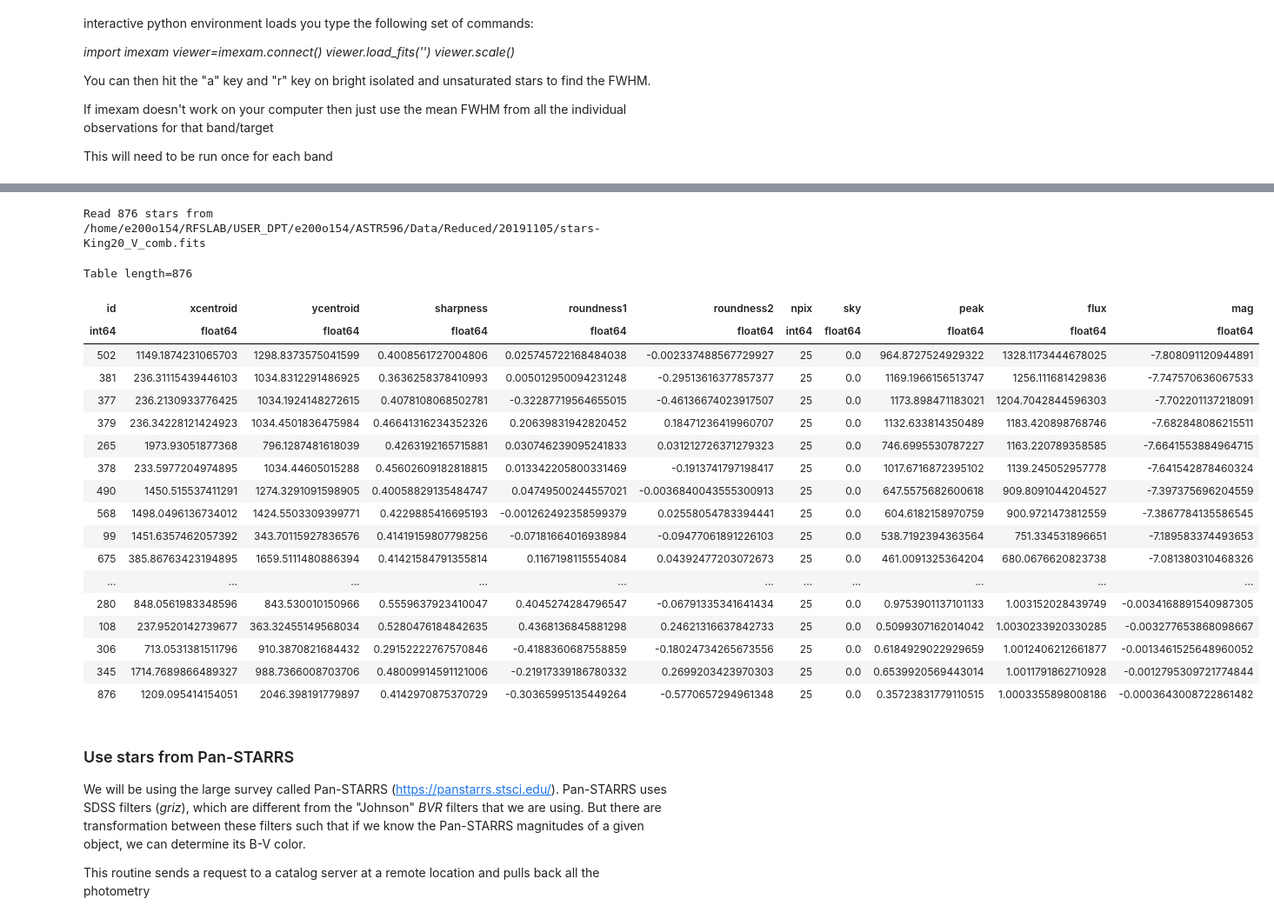
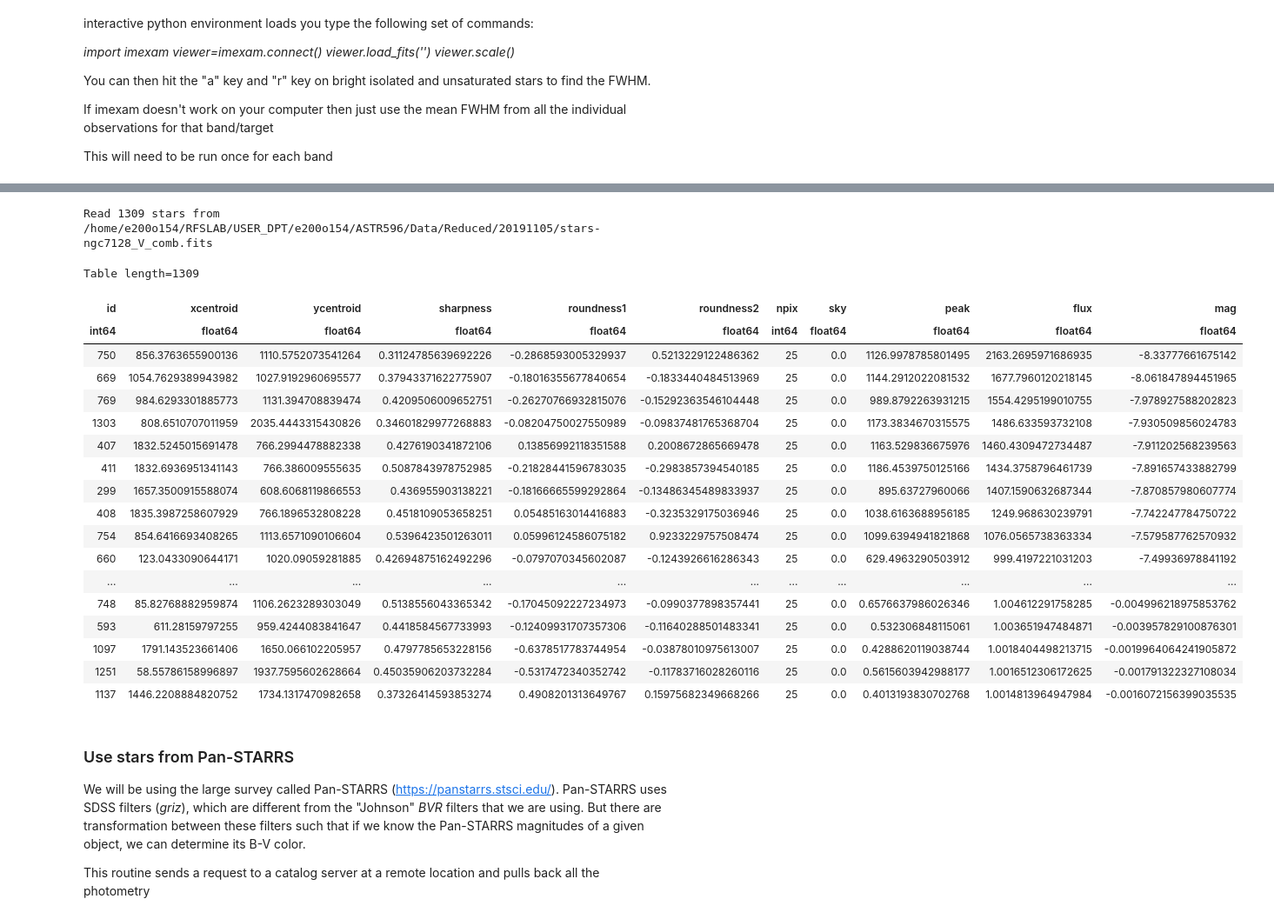
Before and after one commit to elliot1283/astr596_eorellana_obsproject, a Jupyter notebook: reduction_part5_student.ipynb, the cells around one changed output, grey strips where cells are left out. Shown at 87% size. Saved outputs shown, nothing was run; the diff lists cells and outputs as text; code cells hidden in the pictures.

```diff
--- a/reduction_part5_student.ipynb
+++ b/reduction_part5_student.ipynb
@@ -94,6 +94,6 @@ def read_one_image(filename, wcsfilename, redpath):
 # %%
 
 img_ngc7128_B, hdr_ngc7128_B, imgwcs_ngc7128_B, imgfile_ngc7128_B = read_one_image('ngc7128_B_comb.fits','wngc7128_B_comb.fits',redpath)
-img_King20_V, hdr_King20_V, imgwcs_King20_V, imgfile_King20_V = read_one_image('King20_V_comb.fits','wKing20_V_comb.fits',redpath)
+img_ngc7128_V, hdr_ngc7128_V, imgwcs_ngc7128_V, imgfile_ngc7128_V = read_one_image('ngc7128_V_comb.fits','wngc7128_V_comb.fits',redpath)
 # %% [output]
 Reading /home/e200o154/RFSLAB/USER_DPT/e200o154/ASTR596/Data/Reduced/20191105/ngc7128_B_comb.fits
@@ -114,8 +114,8 @@ def get_sky_background(img, verbose=True):
 This gets the background and subtracts it from the image to get a background subtracted image.  As in part 4 we check that the background looks correct.
 # %%
 #***********
-bkg_V = get_sky_background(img_King20_V, verbose=True)
-img_King20_V_nosky = img_King20_V - bkg_V.background
+bkg_V = get_sky_background(img_ngc7128_V, verbose=True)
+img_ngc7128_V_nosky = img_ngc7128_V - bkg_V.background
 
 bkg_B = get_sky_background(img_ngc7128_B, verbose=True)
 img_ngc7128_B_nosky = img_ngc7128_B - bkg_B.background
@@ -214,30 +214,30 @@ Table length=428
 | 343 | 1541.1449069057649 | 1703.6849007636847 | 0.41099030778355616 | -0.8420293876064954 | 0.04659280549741314 | 25 | 0.0 | 0.4940300885591822 | 1.003172865558759 | -0.003439441448176842 |
 | 100 | 1547.8566384927517 | 656.2723031500975 | 0.6201894357166453 | 0.5572370405524897 | -0.013406800848693485 | 25 | 0.0 | 0.4280349669424637 | 1.0008265058577228 | -0.0008969966977031649 |
 # %%
-srcs_King20_V = find_stars(img_King20_V_nosky, imgfile_King20_V, sigma=bkg_V.background_rms_median, nsigma=5,
+srcs_ngc7128_V = find_stars(img_ngc7128_V_nosky, imgfile_ngc7128_V, sigma=bkg_V.background_rms_median, nsigma=5,
                   verbose=True, overwrite=False)
-srcs_King20_V
+srcs_ngc7128_V
 # %% [output]
-Read 876 stars from /home/e200o154/RFSLAB/USER_DPT/e200o154/ASTR596/Data/Reduced/20191105/stars-King20_V_comb.fits
+Read 1309 stars from /home/e200o154/RFSLAB/USER_DPT/e200o154/ASTR596/Data/Reduced/20191105/stars-ngc7128_V_comb.fits
-Table length=876
+Table length=1309
 | id | xcentroid | ycentroid | sharpness | roundness1 | roundness2 | npix | sky | peak | flux | mag |
 | int64 | float64 | float64 | float64 | float64 | float64 | int64 | float64 | float64 | float64 | float64 |
-| 502 | 1149.1874231065703 | 1298.8373575041599 | 0.4008561727004806 | 0.025745722168484038 | -0.002337488567729927 | 25 | 0.0 | 964.8727524929322 | 1328.1173444678025 | -7.808091120944891 |
-| 381 | 236.31115439446103 | 1034.8312291486925 | 0.3636258378410993 | 0.005012950094231248 | -0.29513616377857377 | 25 | 0.0 | 1169.1966156513747 | 1256.111681429836 | -7.747570636067533 |
-| 377 | 236.2130933776425 | 1034.1924148272615 | 0.4078108068502781 | -0.32287719564655015 | -0.46136674023917507 | 25 | 0.0 | 1173.898471183021 | 1204.7042844596303 | -7.702201137218091 |
-| 379 | 236.34228121424923 | 1034.4501836475984 | 0.46641316234352326 | 0.20639831942820452 | 0.18471236419960707 | 25 | 0.0 | 1132.633814350489 | 1183.420898768746 | -7.682848086215511 |
-| 265 | 1973.93051877368 | 796.1287481618039 | 0.4263192165715881 | 0.030746239095241833 | 0.031212726371279323 | 25 | 0.0 | 746.6995530787227 | 1163.220789358585 | -7.6641553884964715 |
-| 378 | 233.5977204974895 | 1034.44605015288 | 0.45602609182818815 | 0.013342205800331469 | -0.1913741797198417 | 25 | 0.0 | 1017.6716872395102 | 1139.245052957778 | -7.641542878460324 |
-| 490 | 1450.515537411291 | 1274.3291091598905 | 0.40058829135484747 | 0.04749500244557021 | -0.0036840043555300913 | 25 | 0.0 | 647.5575682600618 | 909.8091044204527 | -7.397375696204559 |
-| 568 | 1498.0496136734012 | 1424.5503309399771 | 0.4229885416695193 | -0.001262492358599379 | 0.02558054783394441 | 25 | 0.0 | 604.6182158970759 | 900.9721473812559 | -7.3867784135586545 |
-| 99 | 1451.6357462057392 | 343.70115927836576 | 0.41419159807798256 | -0.07181664016938984 | -0.09477061891226103 | 25 | 0.0 | 538.7192394363564 | 751.334531896651 | -7.189583374493653 |
-| 675 | 385.86763423194895 | 1659.5111480886394 | 0.41421584791355814 | 0.1167198115554084 | 0.04392477203072673 | 25 | 0.0 | 461.0091325364204 | 680.0676620823738 | -7.081380310468326 |
+| 750 | 856.3763655900136 | 1110.5752073541264 | 0.31124785639692226 | -0.2868593005329937 | 0.5213229122486362 | 25 | 0.0 | 1126.9978785801495 | 2163.2695971686935 | -8.33777661675142 |
+| 669 | 1054.7629389943982 | 1027.9192960695577 | 0.37943371622775907 | -0.18016355677840654 | -0.1833440484513969 | 25 | 0.0 | 1144.2912022081532 | 1677.7960120218145 | -8.061847894451965 |
+| 769 | 984.6293301885773 | 1131.394708839474 | 0.4209506009652751 | -0.26270766932815076 | -0.15292363546104448 | 25 | 0.0 | 989.8792263931215 | 1554.4295199010755 | -7.978927588202823 |
+| 1303 | 808.6510707011959 | 2035.4443315430826 | 0.34601829977268883 | -0.08204750027550989 | -0.09837481765368704 | 25 | 0.0 | 1173.3834670315575 | 1486.633593732108 | -7.930509856024783 |
+| 407 | 1832.5245015691478 | 766.2994478882338 | 0.4276190341872106 | 0.13856992118351588 | 0.2008672865669478 | 25 | 0.0 | 1163.529836675976 | 1460.4309472734487 | -7.911202568239563 |
+| 411 | 1832.6936951341143 | 766.386009555635 | 0.5087843978752985 | -0.21828441596783035 | -0.2983857394540185 | 25 | 0.0 | 1186.4539750125166 | 1434.3758796461739 | -7.891657433882799 |
+| 299 | 1657.3500915588074 | 608.6068119866553 | 0.436955903138221 | -0.18166665599292864 | -0.13486345489833937 | 25 | 0.0 | 895.63727960066 | 1407.1590632687344 | -7.870857980607774 |
+| 408 | 1835.3987258607929 | 766.1896532808228 | 0.4518109053658251 | 0.05485163014416883 | -0.3235329175036946 | 25 | 0.0 | 1038.6163688956185 | 1249.968630239791 | -7.742247784750722 |
+| 754 | 854.6416693408265 | 1113.6571090106604 | 0.5396423501263011 | 0.05996124586075182 | 0.9233229757508474 | 25 | 0.0 | 1099.6394941821868 | 1076.0565738363334 | -7.579587762570932 |
+| 660 | 123.0433090644171 | 1020.09059281885 | 0.42694875162492296 | -0.0797070345602087 | -0.1243926616286343 | 25 | 0.0 | 629.4963290503912 | 999.4197221031203 | -7.49936978841192 |
 | ... | ... | ... | ... | ... | ... | ... | ... | ... | ... | ... |
-| 280 | 848.0561983348596 | 843.530010150966 | 0.5559637923410047 | 0.4045274284796547 | -0.06791335341641434 | 25 | 0.0 | 0.9753901137101133 | 1.003152028439749 | -0.0034168891540987305 |
-| 108 | 237.9520142739677 | 363.32455149568034 | 0.5280476184842635 | 0.4368136845881298 | 0.24621316637842733 | 25 | 0.0 | 0.5099307162014042 | 1.0030233920330285 | -0.003277653868098667 |
-| 306 | 713.0531381511796 | 910.3870821684432 | 0.29152222767570846 | -0.4188360687558859 | -0.18024734265673556 | 25 | 0.0 | 0.6184929022929659 | 1.0012406212661877 | -0.0013461525648960052 |
-| 345 | 1714.7689866489327 | 988.7366008703706 | 0.48009914591121006 | -0.21917339186780332 | 0.2699203423970303 | 25 | 0.0 | 0.6539920569443014 | 1.0011791862710928 | -0.0012795309721774844 |
-| 876 | 1209.095414154051 | 2046.398191779897 | 0.4142970875370729 | -0.30365995135449264 | -0.5770657294961348 | 25 | 0.0 | 0.35723831779110515 | 1.0003355898008186 | -0.0003643008722861482 |
+| 748 | 85.82768882959874 | 1106.2623289303049 | 0.5138556043365342 | -0.17045092227234973 | -0.0990377898357441 | 25 | 0.0 | 0.6576637986026346 | 1.004612291758285 | -0.004996218975853762 |
+| 593 | 611.28159797255 | 959.4244083841647 | 0.4418584567733993 | -0.12409931707357306 | -0.11640288501483341 | 25 | 0.0 | 0.532306848115061 | 1.003651947484871 | -0.003957829100876301 |
+| 1097 | 1791.143523661406 | 1650.066102205957 | 0.4797785653228156 | -0.6378517783744954 | -0.03878010975613007 | 25 | 0.0 | 0.4288620119038744 | 1.0018404498213715 | -0.0019964064241905872 |
+| 1251 | 58.55786158996897 | 1937.7595602628664 | 0.45035906203732284 | -0.5317472340352742 | -0.11783716028260116 | 25 | 0.0 | 0.5615603942988177 | 1.0016512306172625 | -0.001791322327108034 |
+| 1137 | 1446.2208884820752 | 1734.1317470982658 | 0.37326414593853274 | 0.4908201313649767 | 0.15975682349668266 | 25 | 0.0 | 0.4013193830702768 | 1.0014813964947984 | -0.0016072156399035535 |
 # %% [markdown]
 <h3> Use stars from Pan-STARRS</h3>
 
```
Also changed, not shown: parts of 11 cells of this notebook.
